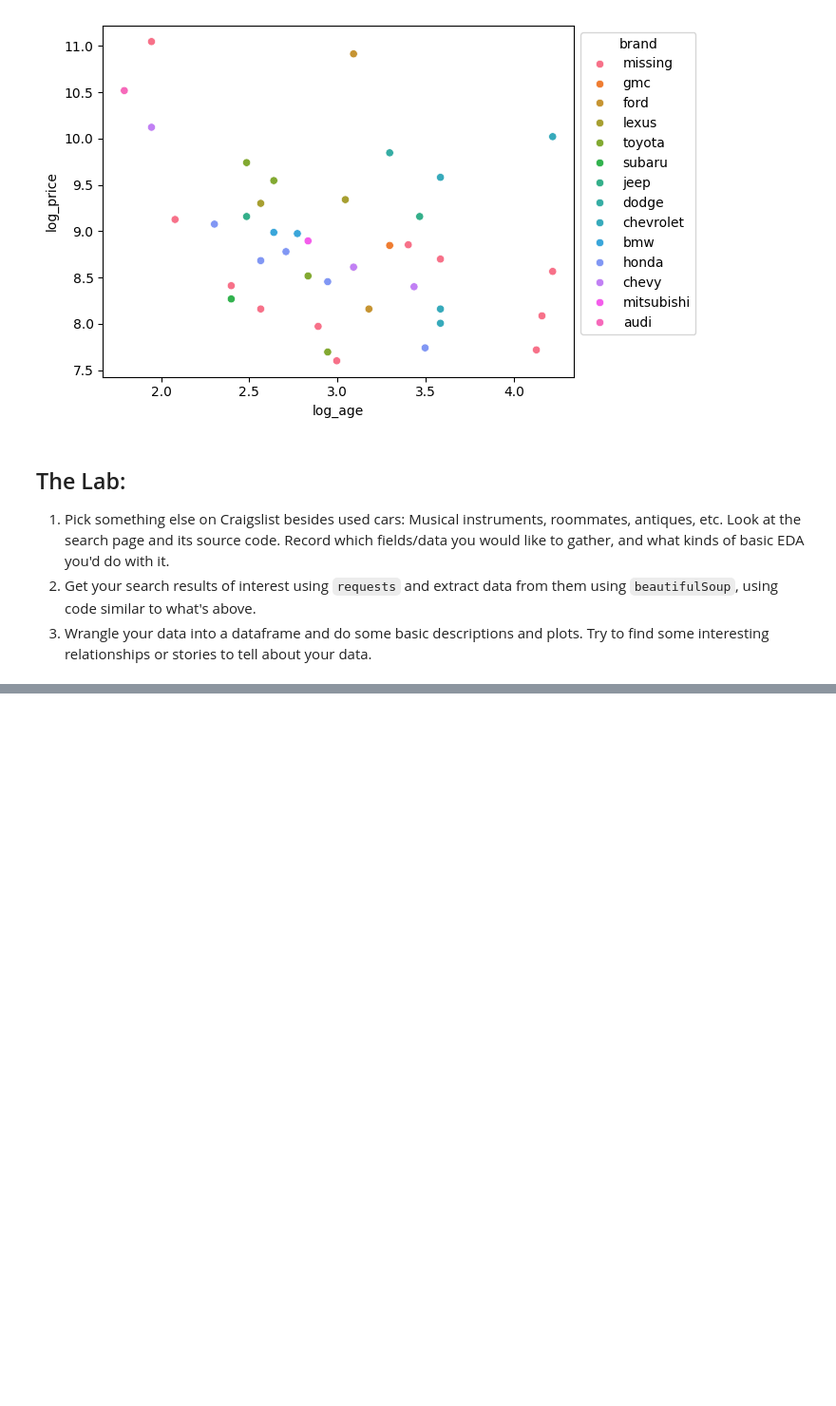
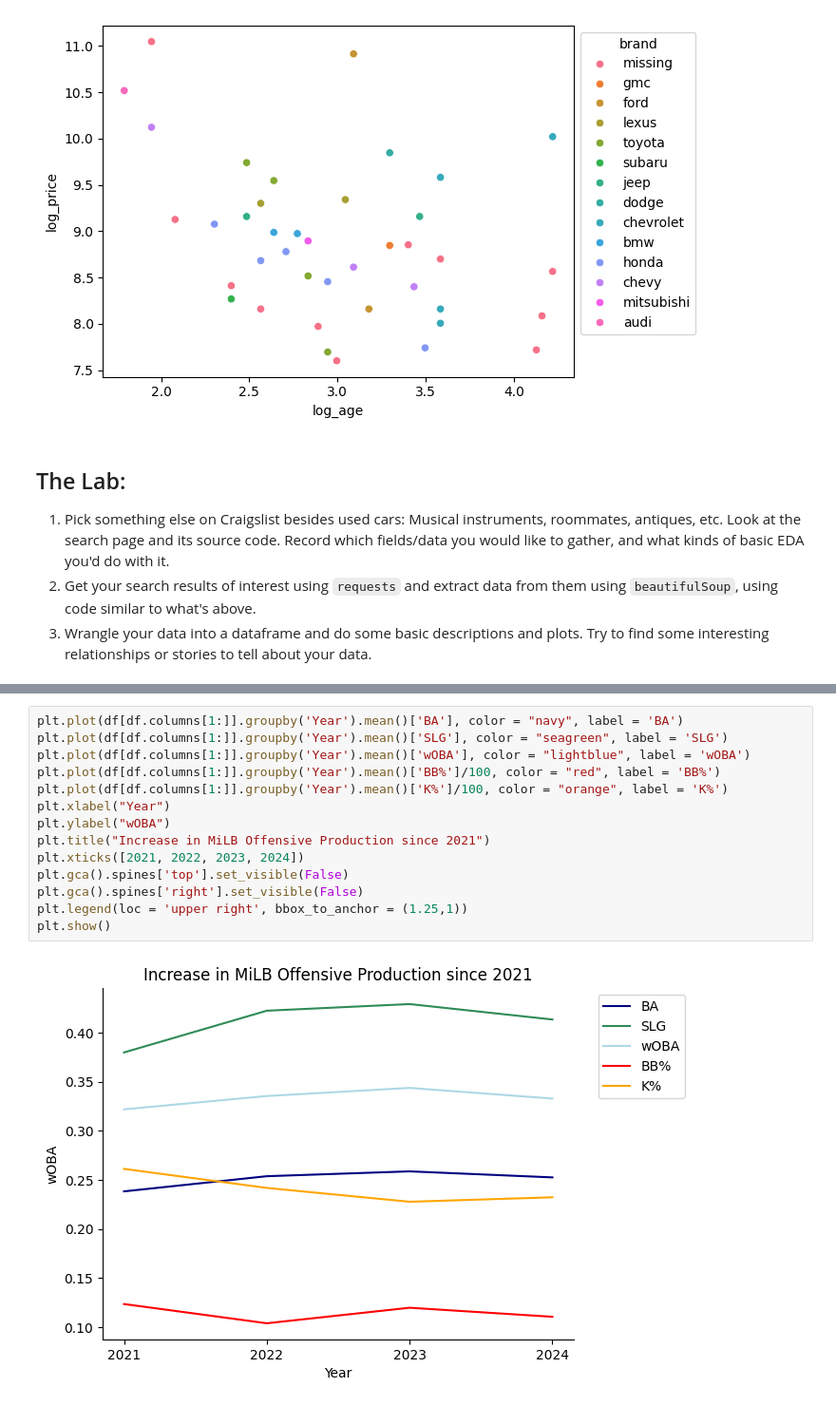
Before and after one commit to mgh2xx/wrangling, a Jupyter notebook: lab/lab_notebook.ipynb, the cells around one changed output, grey strips where cells are left out. Shown at 95% size. Drawn from its saved outputs; the diff is of its cells as text; blank space fills up the shorter version.

```diff
--- a/lab/lab_notebook.ipynb
+++ b/lab/lab_notebook.ipynb
@@ -214,0 +326,16 @@ log_age    -0.376511  1.000000
+# %%
+plt.plot(df[df.columns[1:]].groupby('Year').mean()['BA'], color = "navy", label = 'BA')
+plt.plot(df[df.columns[1:]].groupby('Year').mean()['SLG'], color = "seagreen", label = 'SLG')
+plt.plot(df[df.columns[1:]].groupby('Year').mean()['wOBA'], color = "lightblue", label = 'wOBA')
+plt.plot(df[df.columns[1:]].groupby('Year').mean()['BB%']/100, color = "red", label = 'BB%')
+plt.plot(df[df.columns[1:]].groupby('Year').mean()['K%']/100, color = "orange", label = 'K%')
+plt.xlabel("Year")
+plt.ylabel("wOBA")
+plt.title("Increase in MiLB Offensive Production since 2021")
+plt.xticks([2021, 2022, 2023, 2024])
+plt.gca().spines['top'].set_visible(False)
+plt.gca().spines['right'].set_visible(False)
+plt.legend(loc = 'upper right', bbox_to_anchor = (1.25,1))
+plt.show()
+# %% [output]
+[figure, added]
```
Also changed, not shown: parts of 14 cells of this notebook, 1 other file.
